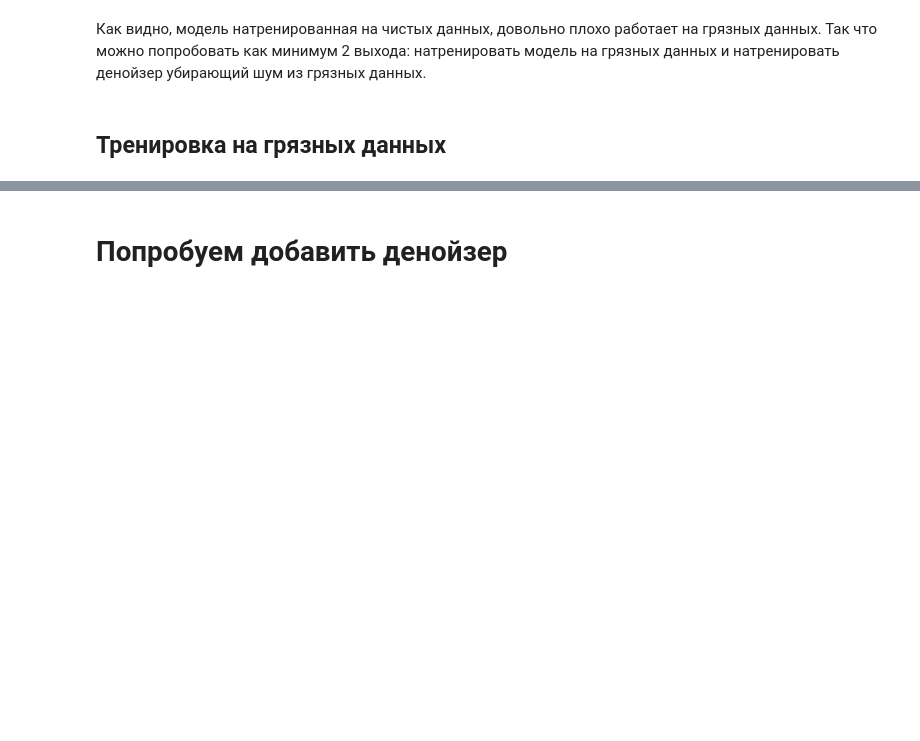
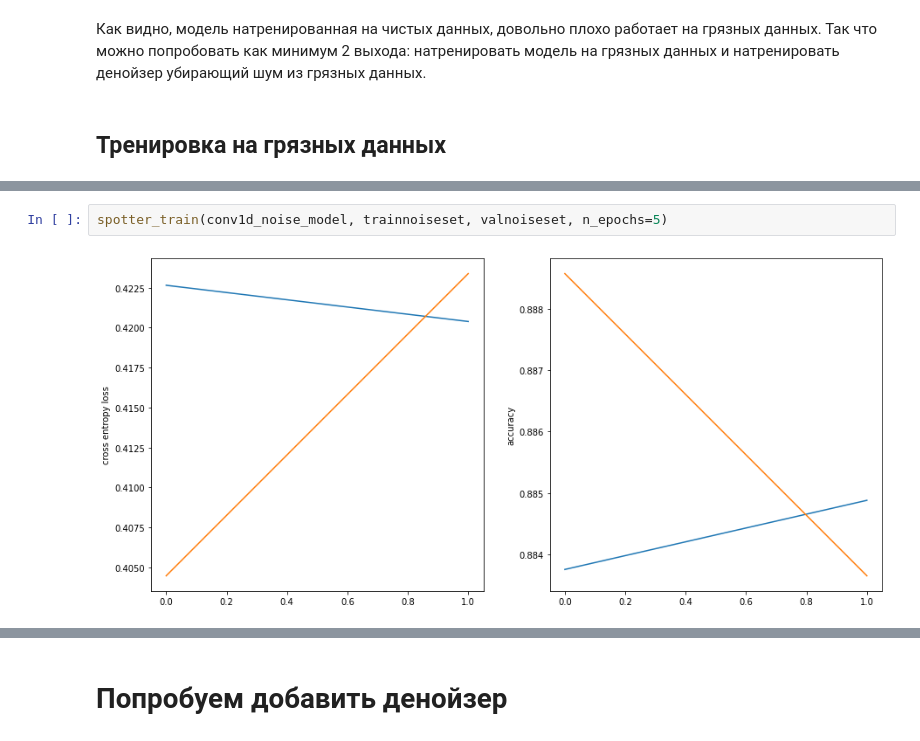
Before and after one commit to VadimKaryakin/mlcup, a Jupyter notebook: asr/baseline.ipynb, the cells around one changed output, grey strips where cells are left out. Drawn from its saved outputs; the diff is of its cells as text; blank space fills up the shorter version.

```diff
--- a/asr/baseline.ipynb
+++ b/asr/baseline.ipynb
@@ -522,3 +533,7 @@ spotter_train(conv1d_noise_model, trainnoiseset, valnoiseset, n_epochs=20)
+# %%
+spotter_train(conv1d_noise_model, trainnoiseset, valnoiseset, n_epochs=5)
+# %% [output]
+[figure, added]
 # %%
 spotter_eval(conv1d_noise_model, valnoiseset)
 # %% [output]
```
Also changed, not shown: parts of 13 cells of this notebook.
